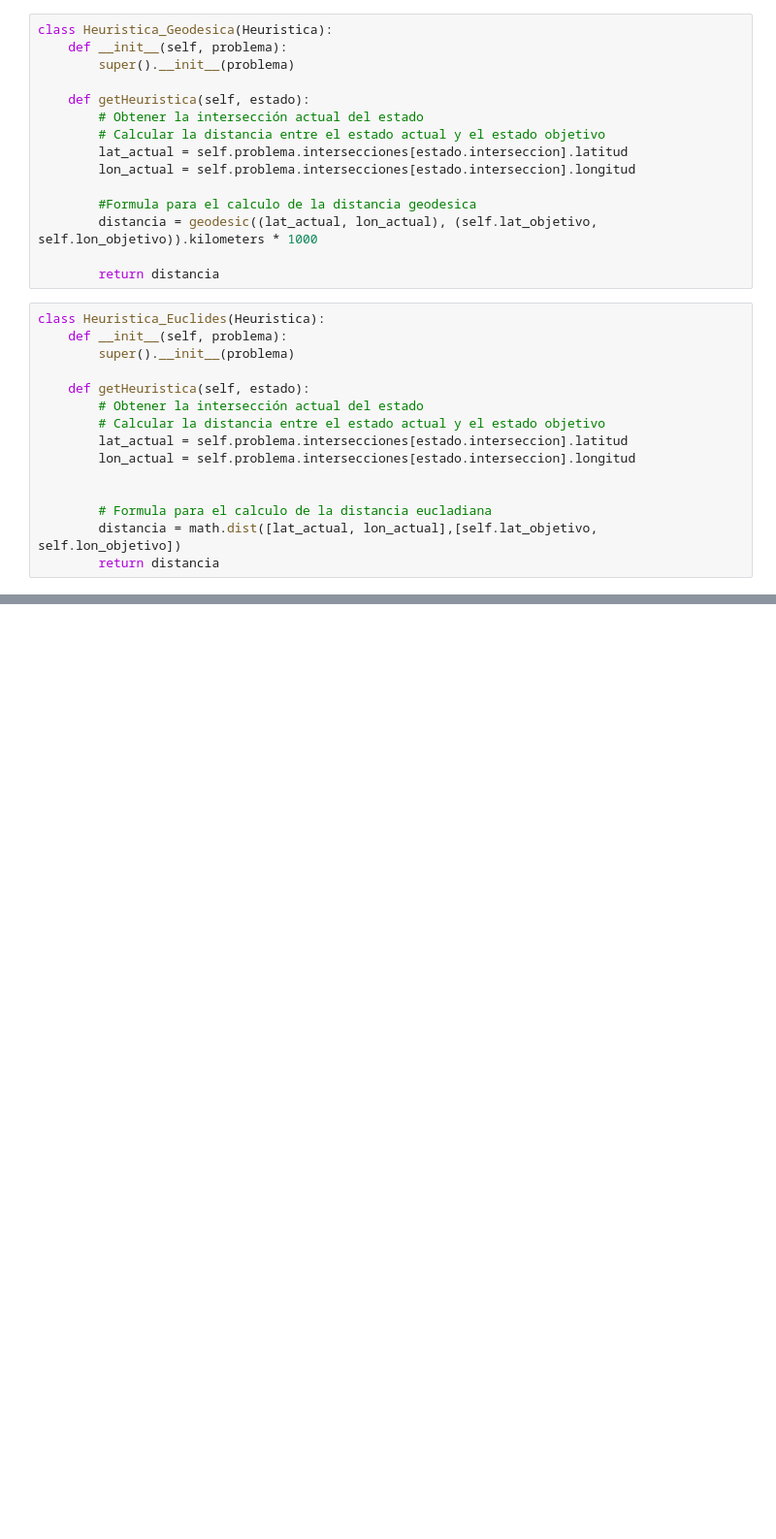
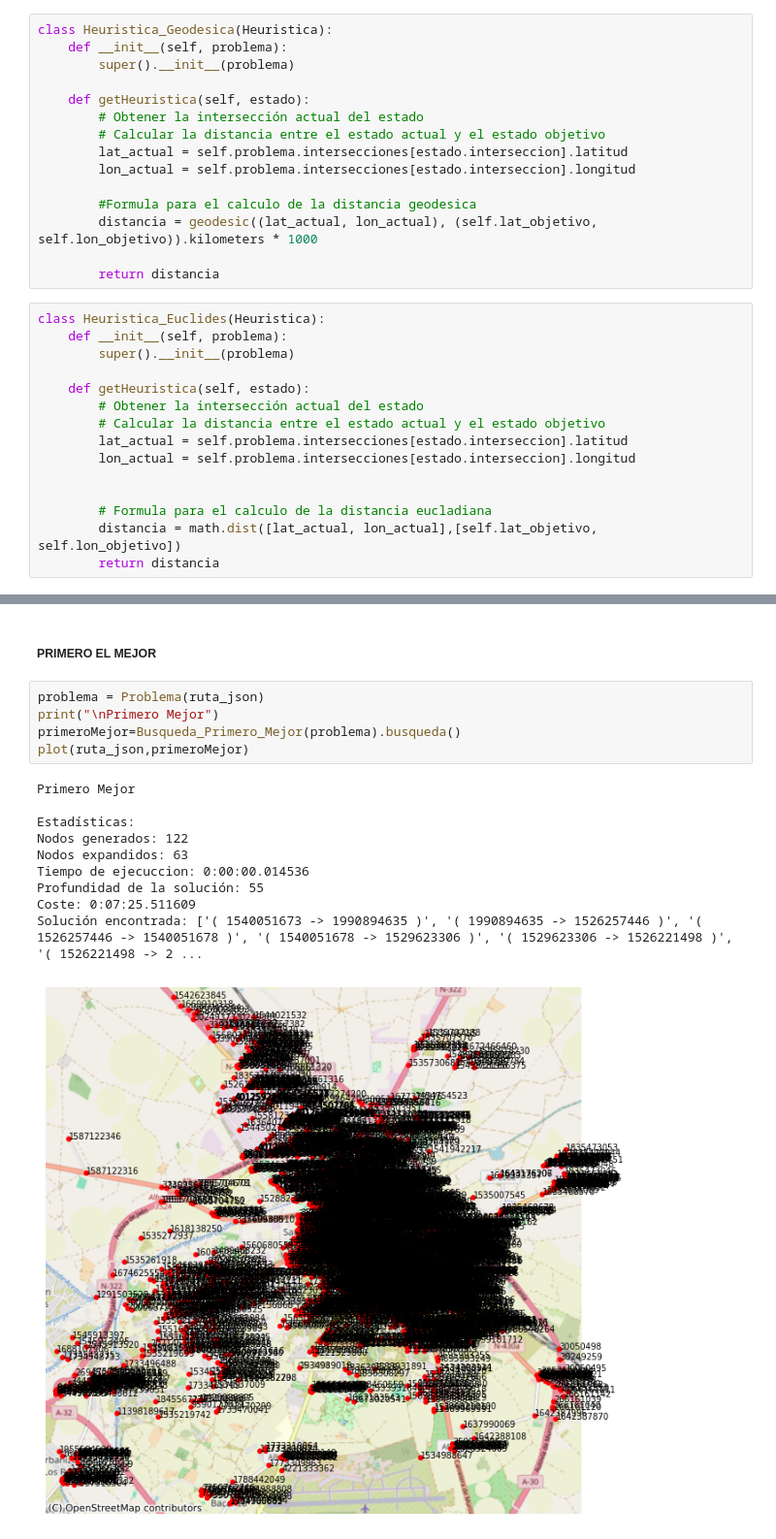
Before and after one commit to Karlingas/practicas_Inteligengtes, a Jupyter notebook: pr1_SSII/Lab1_spanish.ipynb, the cells around one changed output, grey strips where cells are left out. Shown at 97% size. Drawn from its saved outputs; the diff is of its cells as text; blank space fills up the shorter version.

```diff
--- a/pr1_SSII/Lab1_spanish.ipynb
+++ b/pr1_SSII/Lab1_spanish.ipynb
@@ -658,0 +654,18 @@ Solución encontrada: ['( 434371967 -> 1972379585 )', '( 1972379585 -> 434371968
+# %% [markdown]
+##### PRIMERO EL MEJOR
+# %%
+problema = Problema(ruta_json)
+print("\nPrimero Mejor")
+primeroMejor=Busqueda_Primero_Mejor(problema).busqueda()
+plot(ruta_json,primeroMejor)
+# %% [output]
+Primero Mejor
+
+Estadísticas:
+Nodos generados: 122
+Nodos expandidos: 63
+Tiempo de ejecuccion: 0:00:00.014536
+Profundidad de la solución: 55
+Coste: 0:07:25.511609
+Solución encontrada: ['( 1540051673 -> 1990894635 )', '( 1990894635 -> 1526257446 )', '( 1526257446 -> 1540051678 )', '( 1540051678 -> 1529623306 )', '( 1529623306 -> 1526221498 )', '( 1526221498 -> 2 ...
+[figure, added]
```
Also changed, not shown: parts of 10 cells of this notebook.
